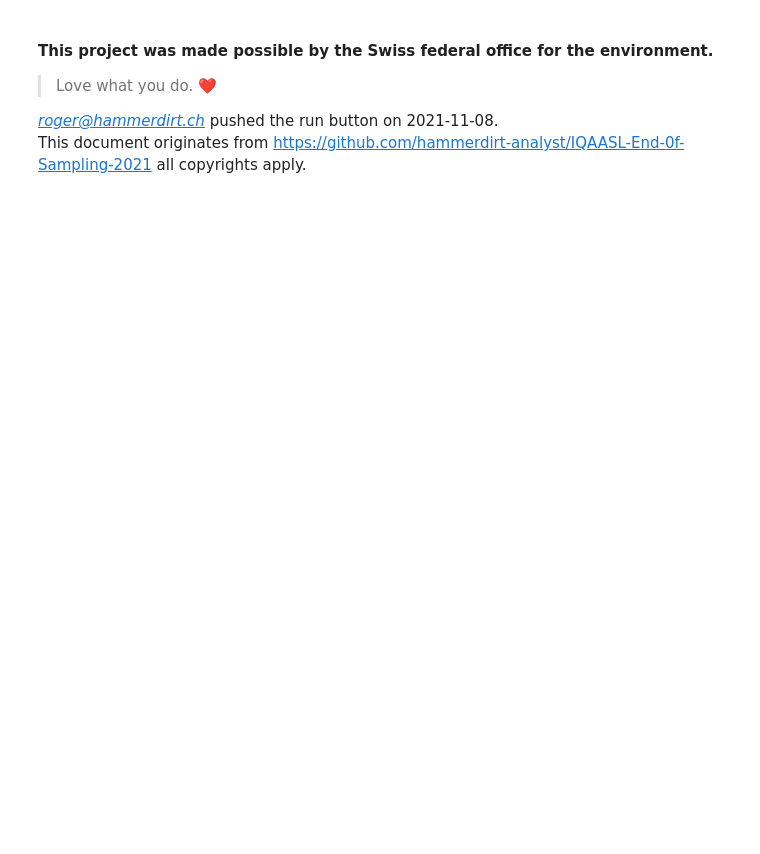
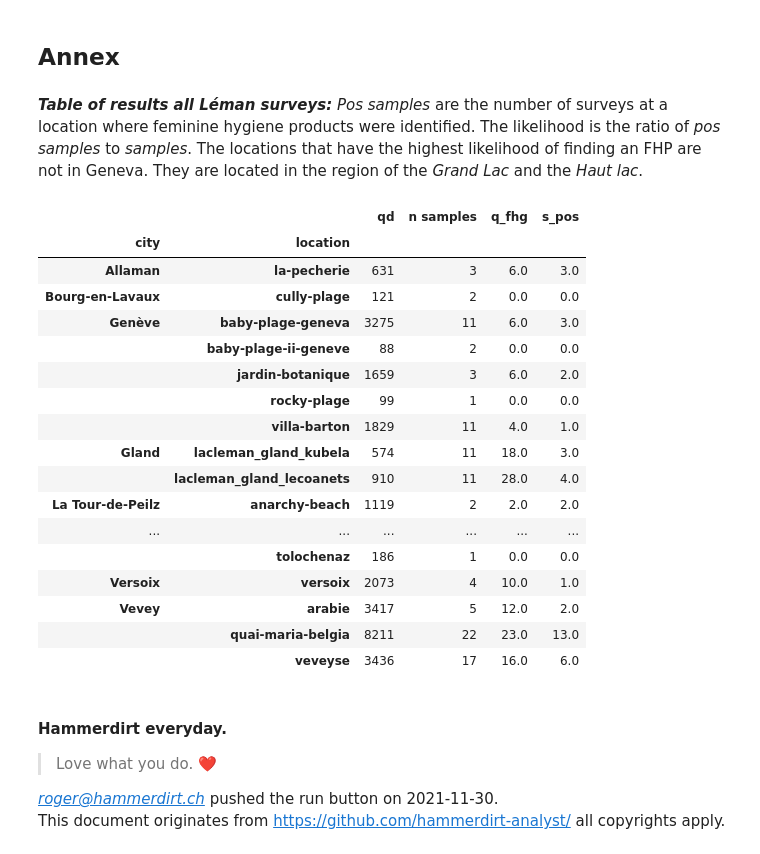
Before and after one commit to hammerdirt-analyst/fhgproducts, a Jupyter notebook: end_period_plastic.ipynb, the cells around one changed output. Drawn from its saved outputs; the diff is of its cells as text; code cells hidden in the pictures; blank space fills up the shorter version.

```diff
--- a/end_period_plastic.ipynb
+++ b/end_period_plastic.ipynb
@@ -148,26 +212,0 @@ _**Table of results all Léman surveys:**_ Pos samples are the number of surveys
-# %%
-adlt.rename(columns={'loc_date':'n samples', 'quantity':'total objects'}, inplace=True)
-foundfhg =ldb[fhg&gzero].groupby('location').agg({"loc_date":"nunique", "pcs_m":"mean", "quantity":"sum"})
-
-fhg_summary = pd.concat([adlt,foundfhg], axis=1)
-fhg_summary.fillna(0, inplace=True)
-fhg_summary['prior'] = .41/(.41*len(fhg_summary))
-fhg_summary['likelihood'] = ((fhg_summary.loc_date)/fhg_summary['n samples'])
-fhg_summary['post'] = fhg_summary.prior * fhg_summary.likelihood
-
-fhg_summary['pnorm'] = fhg_summary.post/fhg_summary.post.sum()
-
-nested_columns = [('All objects', 'total objects'),
-                  ('All objects', 'samples'),
-                  ('All objects', 'average pcs/m'),
-                  ('Feminine hygiene', 'pos samples'),
-                  ('Feminine hygiene', 'average pcs/m'),
-                  ('Feminine hygiene', 'quantity'),
-                  ('Feminine hygiene', 'likelihood')
-                 ]
-
-# nest the columns for display
-x = fhg_summary[['total objects', 'n samples', 'pcs_m_mean', 'loc_date','pcs_m', 'quantity', 'likelihood']].copy()
-x.rename(columns={'loc_date':'with FHP', 'pcs_m': 'average pcs/m'})
-x.columns = pd.MultiIndex.from_tuples(nested_columns)
-x.sort_values(by=[('All objects','samples')], ascending = False)
@@ -282,0 +704,27 @@ glocs['probability'] = glocs.index.map(lambda x: x1.loc[x]['Feminine hygiene']['
+# %% [markdown]
+## Annex
+# %% [markdown]
+_**Table of results all Léman surveys:**_ _Pos samples_ are the number of surveys at a location where feminine hygiene products were identified. The likelihood is the ratio of _pos samples_ to _samples_. The locations that have the highest likelihood of finding an FHP are not in Geneva. They are located in the region of the _Grand Lac_ and the _Haut lac_.
+# %%
+
+
+fhg_summary
+# %% [output]
+|  |  | qd | n samples | q_fhg | s_pos |
+| city | location |  |  |  |  |
+| Allaman | la-pecherie | 631 | 3 | 6.0 | 3.0 |
+| Bourg-en-Lavaux | cully-plage | 121 | 2 | 0.0 | 0.0 |
+| Genève | baby-plage-geneva | 3275 | 11 | 6.0 | 3.0 |
+|  | baby-plage-ii-geneve | 88 | 2 | 0.0 | 0.0 |
+|  | jardin-botanique | 1659 | 3 | 6.0 | 2.0 |
+|  | rocky-plage | 99 | 1 | 0.0 | 0.0 |
+|  | villa-barton | 1829 | 11 | 4.0 | 1.0 |
+| Gland | lacleman_gland_kubela | 574 | 11 | 18.0 | 3.0 |
+|  | lacleman_gland_lecoanets | 910 | 11 | 28.0 | 4.0 |
+| La Tour-de-Peilz | anarchy-beach | 1119 | 2 | 2.0 | 2.0 |
+| ... | ... | ... | ... | ... | ... |
+|  | tolochenaz | 186 | 1 | 0.0 | 0.0 |
+| Versoix | versoix | 2073 | 4 | 10.0 | 1.0 |
+| Vevey | arabie | 3417 | 5 | 12.0 | 2.0 |
+|  | quai-maria-belgia | 8211 | 22 | 23.0 | 13.0 |
+|  | veveyse | 3436 | 17 | 16.0 | 6.0 |
@@ -285,19 +736,19 @@ author = "roger@hammerdirt.ch"
 my_message = "Love what you do. \u2764\ufe0f"
 md(F"""
 <br></br>
-**This data was made possible by hammerdirt.**<br>
+**Hammerdirt everyday.**<br>
 
 >{my_message}<br>
 
 *{author}* pushed the run button on {today}.<br>
-This document originates from https://github.com/hammerdirt-analyst/IQAASL-End-0f-Sampling-2021 all copyrights apply.<br>
+This document originates from https://github.com/hammerdirt-analyst/ all copyrights apply.<br>
 """)
 # %% [output]
 
 <br></br>
-**This project was made possible by the Swiss federal office for the environment.**<br>
+**Hammerdirt everyday.**<br>
 
 >Love what you do. ❤️<br>
 
-*roger@hammerdirt.ch* pushed the run button on 2021-11-08.<br>
-This document originates from https://github.com/hammerdirt-analyst/IQAASL-End-0f-Sampling-2021 all copyrights apply.<br>
+*roger@hammerdirt.ch* pushed the run button on 2021-11-30.<br>
+This document originates from https://github.com/hammerdirt-analyst/ all copyrights apply.<br>
```
Also changed, not shown: parts of 49 cells of this notebook, 3 other files.
